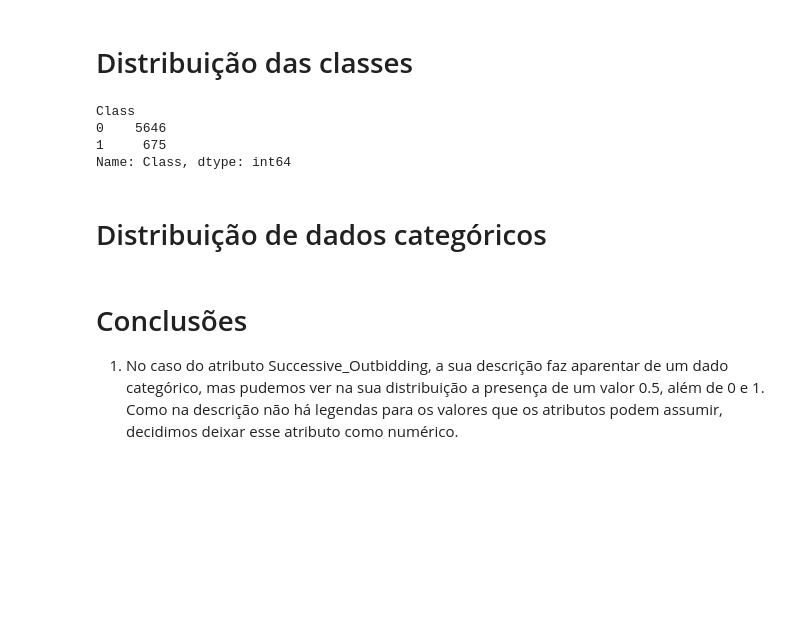
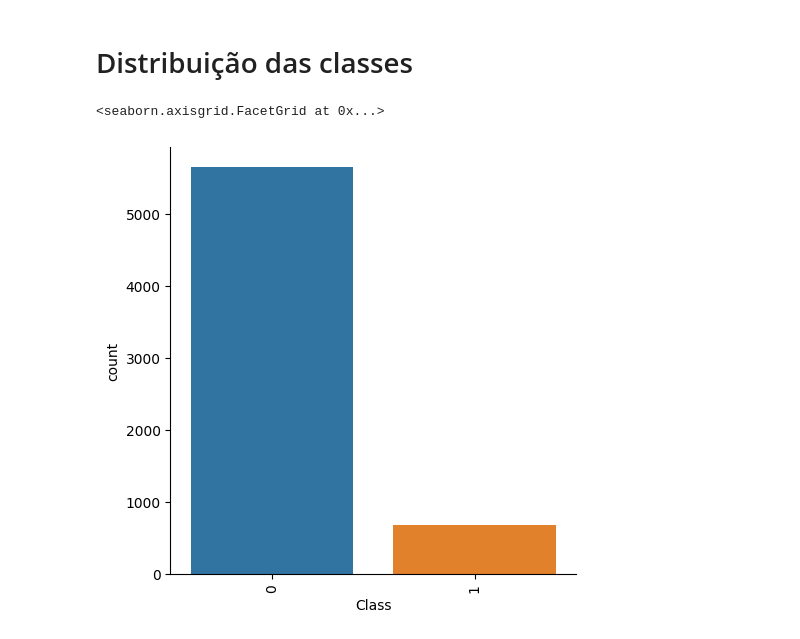
Before and after one commit to alpsilva/ShillBiddingAnalysis, a Jupyter notebook: analise_exploratoria.ipynb, the cells around one changed output. Cells and saved outputs as stored; diff of their text form; code cells hidden in the pictures; blank space fills up the shorter version.

```diff
--- a/analise_exploratoria.ipynb
+++ b/analise_exploratoria.ipynb
@@ -141,15 +171,8 @@ df.boxplot(figsize=(25, 10))
 # %% [markdown]
 # Distribuição das classes
-# %%
-df.groupby("Class")["Class"].count()
-# %% [output]
-Class
-0    5646
-1     675
-Name: Class, dtype: int64
-# %% [markdown]
-# Distribuição de dados categóricos
-# %% [markdown]
-# Conclusões
-
-1. No caso do atributo Successive_Outbidding, a sua descrição faz aparentar de um dado categórico, mas pudemos ver na sua distribuição a presença de um valor 0.5, além de 0 e 1. Como na descrição não há legendas para os valores que os atributos podem assumir, decidimos deixar esse atributo como numérico.
+# %%
+fig = seaborn.catplot(x="Class", kind="count", data=df)
+fig.set_xticklabels(rotation=90)
+# %% [output]
+<seaborn.axisgrid.FacetGrid at 0x...>
+[figure, added]
```
Also changed, not shown: parts of 7 cells of this notebook.
